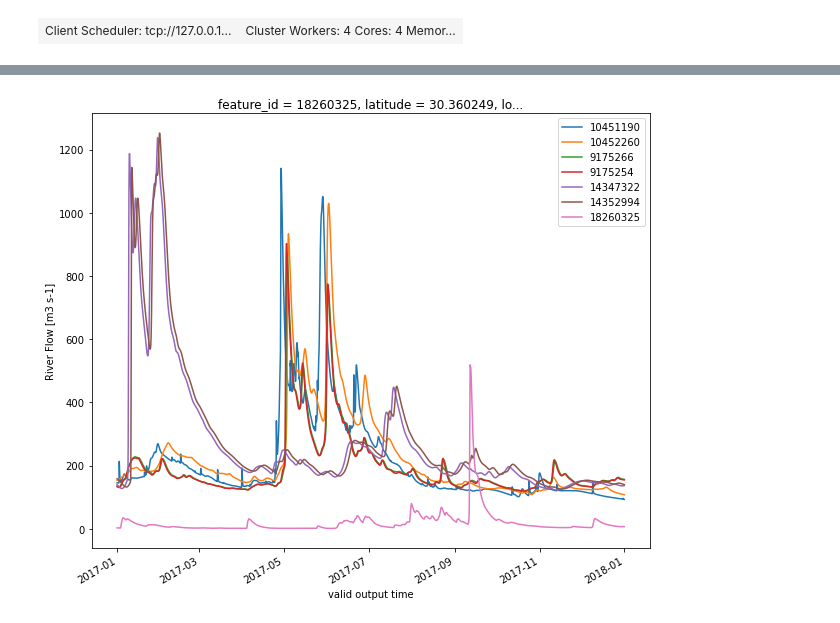
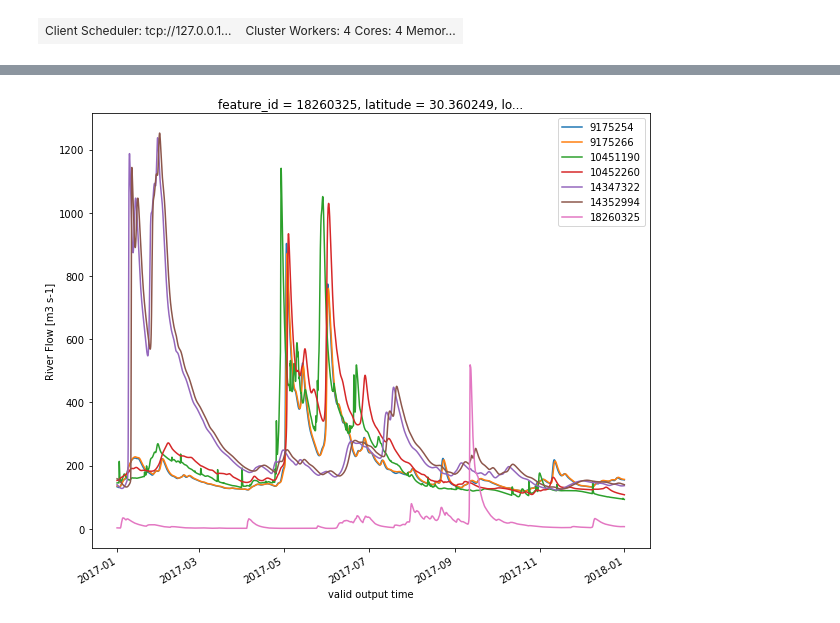
Before and after one commit to dnowacki-usgs/nwm-zarr, a Jupyter notebook: nwm_zarr_access.ipynb, the cells around one changed output, grey strips where cells are left out. Cells and saved outputs as stored; diff of their text form; code cells hidden in the pictures.

```diff
--- a/nwm_zarr_access.ipynb
+++ b/nwm_zarr_access.ipynb
@@ -32,10 +32,8 @@ Data variables:
     station_dimension:          feature_id
     stream_order_output:        1
 # %%
-reaches = np.array([10451190, 10452260, 9175266, 9175254, 14347322, 14352994, 18260325])
+reaches = np.sort(np.array([10451190, 10452260, 9175266, 9175254, 14347322, 14352994, 18260325]))
 # %%
 %%time
-flows = {}
-for x in reaches:
-    flows[x] = ds.streamflow.sel(feature_id=x).compute()
+dsflosup = ds.streamflow.sel(feature_id=reaches).compute()
 # %% [output]
@@ -44,8 +42,8 @@ Wall time: 2min 2s
 # %%
 plt.figure(figsize=(10,8))
-for x in reaches:
-    flows[x].plot(label=x)
+for reach in reaches:
+    dsflosup.sel(feature_id=reach).plot(label=reach)
 plt.legend()
 plt.show()
 # %% [output]
-[figure, old version]
+[figure, new version]
```
Also changed, not shown: parts of 2 cells of this notebook.
